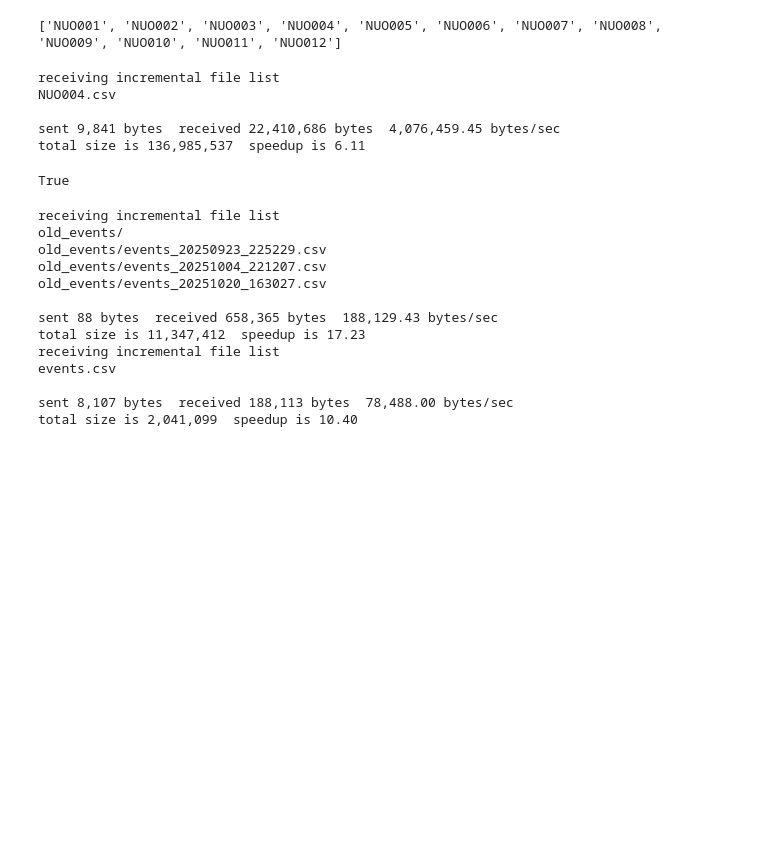
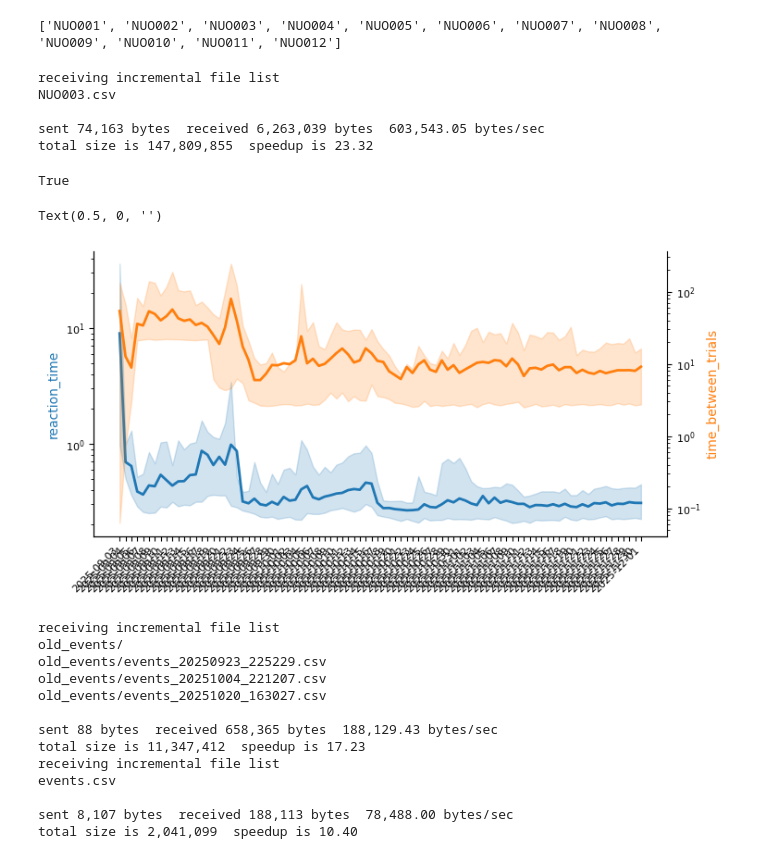
Before and after one commit to LearningCircuitsLab/lecilab-behavior-analysis, a Jupyter notebook: lecilab_behavior_analysis/plot_testing.ipynb, the cells around one changed output. Drawn from its saved outputs; the diff is of its cells as text; code cells hidden in the pictures; blank space fills up the shorter version.

Commit message:
fixed plot

```diff
--- a/lecilab_behavior_analysis/plot_testing.ipynb
+++ b/lecilab_behavior_analysis/plot_testing.ipynb
@@ -26,7 +26,7 @@ print(animals)
 # mouse = "mouse2"
 # df = utils.load_example_data(mouse)
 
-mouse = "NUO004"
+mouse = "NUO003"
 local_path = Path(utils.get_outpath()) / Path(tv_projects[project_idx]) / Path("sessions") / Path(mouse)
 # create the directory if it doesn't exist
 local_path.mkdir(parents=True, exist_ok=True)
@@ -39,10 +39,10 @@ utils.rsync_cluster_data(
 )
 # %% [output]
 receiving incremental file list
-NUO004.csv
+NUO003.csv
 
-sent 9,841 bytes  received 22,410,686 bytes  4,076,459.45 bytes/sec
-total size is 136,985,537  speedup is 6.11
+sent 74,163 bytes  received 6,263,039 bytes  603,543.05 bytes/sec
+total size is 147,809,855  speedup is 23.32
 True
 # %%
 # load the data
@@ -61,3 +52,19 @@ df = pd.read_csv(local_path / Path(f'{mouse}.csv'), sep=";")
+# %%
+from lecilab_behavior_analysis import plots
+import lecilab_behavior_analysis.utils as utils
+import lecilab_behavior_analysis.df_transforms as dft
+import matplotlib.pyplot as plt
+df["port2_holds"] = df.apply(lambda row: utils.get_trial_port_hold(row, 2), axis=1)
+df = dft.add_day_column_to_df(df)
+rt_df = dft.get_reaction_times_by_date_df(df)
+# %%
+fig_rt, ax_rt = plt.subplots(figsize=(8, 4))
+ax_rt = plots.plot_mean_and_cis_by_date(rt_df, item_to_show="reaction_time", group_trials_by="year_month_day", ax=ax_rt, color='tab:blue', ylog=True)
+ax_rt = plots.plot_mean_and_cis_by_date(rt_df, item_to_show="time_between_trials", group_trials_by="year_month_day", ax=ax_rt, color='tab:orange', ylog=True)
+ax_rt.set_xlabel("")
+# %% [output]
+Text(0.5, 0, '')
+[figure, added]
 # %%
 # from lecilab_behavior_analysis import plots
 # plots.plot_box_usage_by_date(sbu_df)
```
Also changed, not shown: parts of 1 cell of this notebook, 1 other file.
